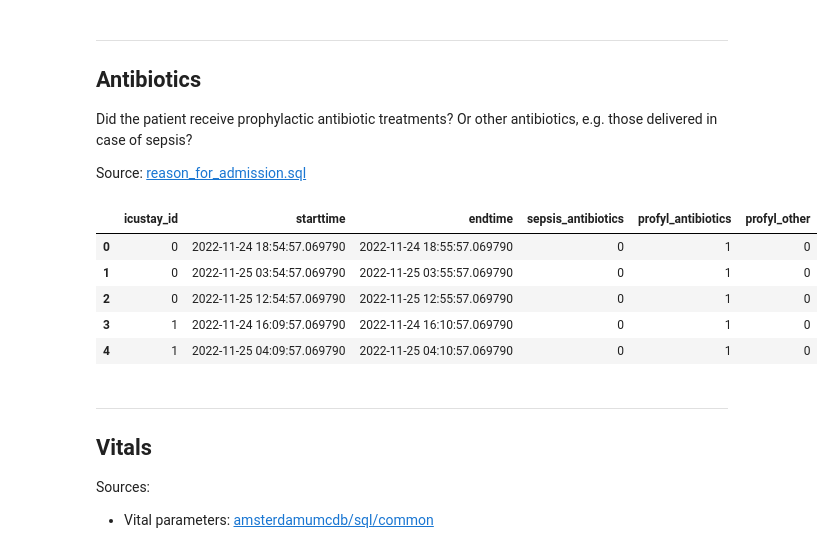
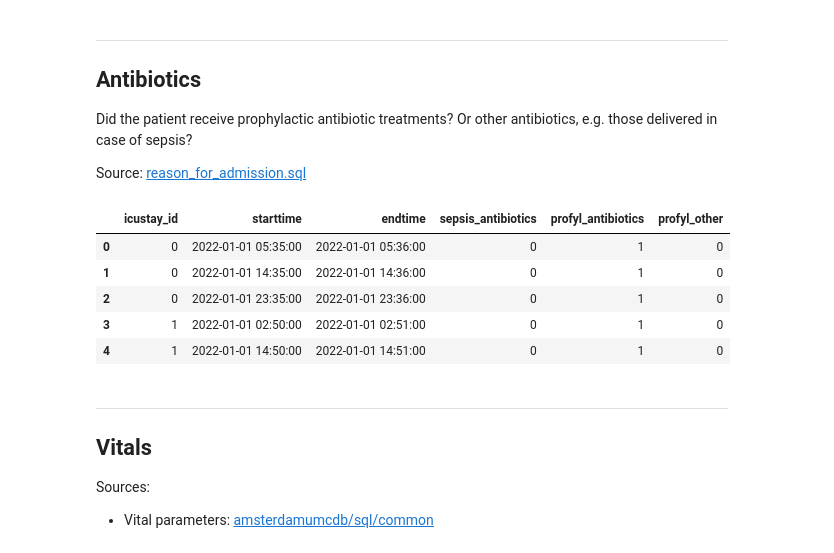
Before and after one commit to thomas097/Haemodynamic-Optimization-Reinforcement-Learning, a Jupyter notebook: data/amsterdam-umc-db/DataExtraction_AmsterdamUMCdb_AllAdmissions.ipynb, the cells around one changed output. Cells and saved outputs as stored; diff of their text form; code cells hidden in the pictures.

```diff
--- a/data/amsterdam-umc-db/DataExtraction_AmsterdamUMCdb_AllAdmissions.ipynb
+++ b/data/amsterdam-umc-db/DataExtraction_AmsterdamUMCdb_AllAdmissions.ipynb
@@ -23,9 +25,8 @@ import pandas as pd
 from tqdm import tqdm
 
 CHUNK_SIZE = 10000
-MAX_CHUNKS = 1000000   # kept small for debugging
 
-OUT_DIR = 'D:/amsterdam-umc-db/final/'
+OUT_DIR = 'D:/amsterdam-umc-db_v2/final/'
 
 if not os.path.exists(OUT_DIR):
     os.makedirs(OUT_DIR)
@@ -93,7 +94,7 @@ def hours_in_admission(ms, admissionid):
     return ms_to_hours(ms - ms_since_first_admission)
 # %%
 # for all first admissions, assume start date is now
-first_admission_start = pd.Timestamp('2022-11-24T13:19:57.069790')
+first_admission_start = pd.Timestamp('2022-01-01T00:00:00')
 
 print('Admission start:  ', first_admission_start)
 print('Two hours in:     ', to_timestamp(first_admission_start, ms=hours_to_ms(2)))
@@ -880,9 +882,9 @@ Source: [mechanical_ventilation.sql](https://github.com/AmsterdamUMC/AmsterdamUM
 vents_df = []
 
 for _, chunk in pbar(read_csv(r"D:/AmsterdamUMCdb-v1.0.2/listitems.csv", usecols=['admissionid', 'itemid', 'valueid', 'measuredat'])):
-    # which observations are within 72h of start admission?
+    # which observations are within 7 days of start admission?
     times = hours_in_admission(chunk.measuredat, chunk.admissionid)
-    chunk = chunk[(times > 0) & (times < 72)]
+    chunk = chunk[(times > 0) & (times < 168)]
     if not len(chunk):
         continue
 
@@ -985,40 +987,40 @@ SEPSIS_ANTIBIOTICS = [
 # %%
 antibiotics_dfs = []
 
 for _, chunk in pbar(read_csv(r"D:/AmsterdamUMCdb-v1.0.2/drugitems.csv", usecols=['admissionid', 'itemid', 'start', 'stop'])):
-    # which observations are within 72h of start admission?
+    # which observations are within 7 days of start admission?
     times = hours_in_admission(chunk.start, chunk.admissionid)
-    chunk = chunk[(times > 0) & (times < 72)]
+    chunk = chunk[(times > 0) & (times < 168)]
     if not len(chunk):
         continue
 
     # which of those admissions indicate the use of some kind antibiotics
     sepsis_antibiotics = chunk.itemid.isin(SEPSIS_ANTIBIOTICS)
     profyl_antibiotics = chunk.itemid.isin(PROFYL_ANTIBIOTICS)
     profyl_other = chunk.itemid.isin(OTHER_PROFYL)
     any_antibiotics = sepsis_antibiotics | profyl_antibiotics | profyl_other
 
     # convert to DataFrame
     antibiotics_df = pd.DataFrame({
         'icustay_id': chunk[any_antibiotics].admissionid,
         'starttime': to_timestamp(first_admission_start, ms=chunk[any_antibiotics].start),
         'endtime': to_timestamp(first_admission_start, ms=chunk[any_antibiotics].stop),
         'sepsis_antibiotics': sepsis_antibiotics[any_antibiotics].astype(int),
         'profyl_antibiotics': profyl_antibiotics[any_antibiotics].astype(int),
         'profyl_other': profyl_other[any_antibiotics].astype(int),
     })
     antibiotics_dfs.append(antibiotics_df)
 
 # Merge ventilator DataFrames
 antibiotics_dfs = pd.concat(antibiotics_dfs, axis=0).reset_index(drop=True)
 antibiotics_dfs.head()
 # %% [output]
 |  | icustay_id | starttime | endtime | sepsis_antibiotics | profyl_antibiotics | profyl_other |
-| 0 | 0 | 2022-11-24 18:54:57.069790 | 2022-11-24 18:55:57.069790 | 0 | 1 | 0 |
-| 1 | 0 | 2022-11-25 03:54:57.069790 | 2022-11-25 03:55:57.069790 | 0 | 1 | 0 |
-| 2 | 0 | 2022-11-25 12:54:57.069790 | 2022-11-25 12:55:57.069790 | 0 | 1 | 0 |
-| 3 | 1 | 2022-11-24 16:09:57.069790 | 2022-11-24 16:10:57.069790 | 0 | 1 | 0 |
-| 4 | 1 | 2022-11-25 04:09:57.069790 | 2022-11-25 04:10:57.069790 | 0 | 1 | 0 |
+| 0 | 0 | 2022-01-01 05:35:00 | 2022-01-01 05:36:00 | 0 | 1 | 0 |
+| 1 | 0 | 2022-01-01 14:35:00 | 2022-01-01 14:36:00 | 0 | 1 | 0 |
+| 2 | 0 | 2022-01-01 23:35:00 | 2022-01-01 23:36:00 | 0 | 1 | 0 |
+| 3 | 1 | 2022-01-01 02:50:00 | 2022-01-01 02:51:00 | 0 | 1 | 0 |
+| 4 | 1 | 2022-01-01 14:50:00 | 2022-01-01 14:51:00 | 0 | 1 | 0 |
 # %%
 # save!
 antibiotics_dfs.to_csv(OUT_DIR + 'antibiotics_cohort.csv', index=False)
```
Also changed, not shown: parts of 26 cells of this notebook.
